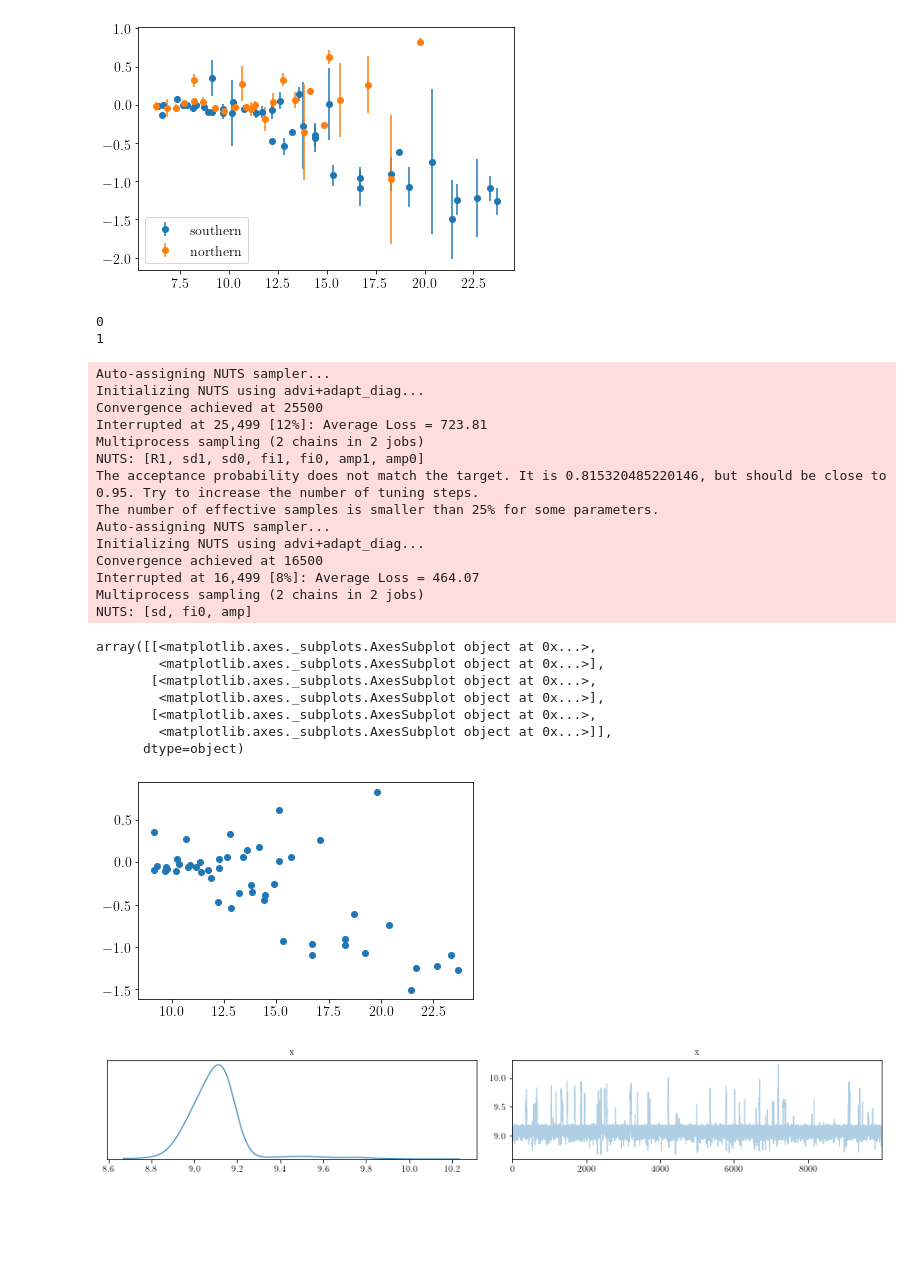
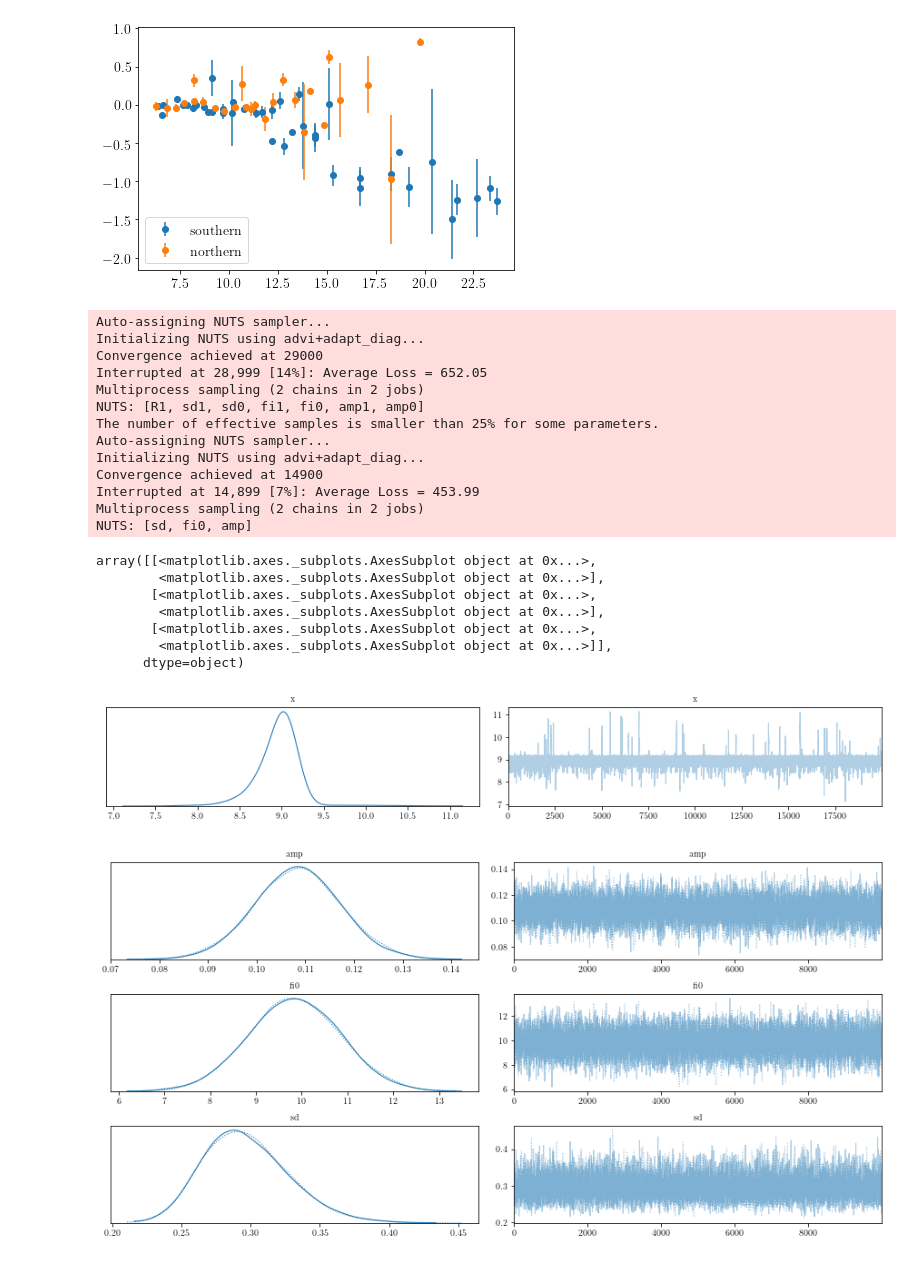
Before and after one commit to rizman18/MCMC-with-pymc3, a Jupyter notebook: Analysis of Galactic Warp with Cepheid.ipynb, the cells around one changed output. Saved outputs shown, nothing was run; the diff lists cells and outputs as text; code cells hidden in the pictures; blank space fills up the shorter version.

```diff
--- a/Analysis of Galactic Warp with Cepheid.ipynb
+++ b/Analysis of Galactic Warp with Cepheid.ipynb
@@ -53,2 +35,2 @@ tan = lambda x: np.tan(np.deg2rad(x))
 # %%
-df = pd.read_csv('cepheid_salma.csv')
+df = pd.read_csv('cepheid.csv')
@@ -181,9 +133,6 @@ plt.tight_layout()
  20.  20.5 21.  21.5 22.  22.5 23.  23.5 24.  24.5 25. ] [  0  30  60  90 120 150 180 210 240 270 300 330 360]
 [figure]
 # %%
-#df2 = pd.read_csv('../get_mean_median/data_mean_RGB_00_60_3f.csv')
-#df = pd.concat([df1, df2])
-
 N = df1['r'].count()
 rmaks = df1['r'].max()
 rmin = df1['r'].min()
@@ -195,89 +144,75 @@ z = df1['z'].to_numpy()
 def logistic(L, x0, k=N, t=np.linspace(rmin, rmaks, N)):
     return L / (1 + tt.exp(-k * (t - x0)))
 
-draw = 5000
+draw = 10_000
 rantai = 2
-seed = 5
-
-switch_bawah = 9.
-switch_atas = 13.
-
-for i in range(2):
-    print (i)
+seed = 6
 
 with pm.Model() as m0:
     betas1 = pm.Normal('amp0', 0., 1.)
     betas2 = pm.Normal('amp1', 0., 1.)
 
-    gammas1 = pm.Normal('fi0', 17., 2.)
-    gammas2 = pm.Normal('fi1', 17., 2.)
-
-    #b = pm.Uniform('b', 0., 0.1, shape = 2)
+    gammas1 = pm.Normal('fi0', 15., 5.)
+    gammas2 = pm.Normal('fi1', 15., 5.)
 
     sd1 = pm.HalfNormal('sd0', .5)
     sd2 = pm.HalfNormal('sd1', .5)
 
-    switchpoints = pm.Normal('R1', 9.3, .2)
+    switchpoints = pm.Normal('R1', 8.5, .5)
 
     amp = betas1 + logistic(betas2, switchpoints)
     fi0 = gammas1 + logistic(gammas2, switchpoints)
     dev = sd1 + logistic(sd2, switchpoints)
-    #be = b[0] + logistic(b[1], switchpoints)
 
     er_r1 = np.linspace(rmin, rmaks, N)
-    warp = amp * er_r1 * np.sin(np.deg2rad(fi -fi0)) #+ be
+    warp = amp * er_r1 * np.sin(np.deg2rad(fi -fi0))
 
     observed = pm.Normal('Z model', mu=warp, sd=dev, observed=z)
     trace0 = pm.sample(draw, tune=draw, chains=rantai, random_seed=seed, init='advi+adapt_diag', nuts_kwargs={'target_accept':0.95})
 
 
 r1 = np.median(trace0['R1'])
 fi00 = np.median(trace0['fi1'])
 
 df2 = df1[df1['r'] > r1]
-
-plt.scatter(df2['r'], df2['z'])
 
 rr = df2['r'].to_numpy()
 zz = df2['z'].to_numpy()
 ff = df2['fi'].to_numpy()
 
 with pm.Model() as m:
     amp = pm.Normal('amp', .1, 1.)
     fi0 = pm.Normal('fi0', fi00, 1.)
     dev = pm.HalfNormal('sd', .5)
 
     er_r1 = rr - r1
     warp = amp * er_r1 * np.sin(np.deg2rad(ff -fi0))
 
     observed = pm.Normal('Z model', mu=warp, sd=dev, observed=zz)
     trace = pm.sample(draw, tune=draw, chains=rantai, init='advi+adapt_diag', random_seed=seed, nuts_kwargs={'target_accept':0.95})
 
 pm.traceplot(trace0['R1'])
 pm.traceplot(trace)
 # %% [output]
-0
-1
+Auto-assigning NUTS sampler...
+Initializing NUTS using advi+adapt_diag...
+Convergence achieved at 29000
+Interrupted at 28,999 [14%]: Average Loss = 652.05
+Multiprocess sampling (2 chains in 2 jobs)
+NUTS: [R1, sd1, sd0, fi1, fi0, amp1, amp0]
+The number of effective samples is smaller than 25% for some parameters.
+Auto-assigning NUTS sampler...
+Initializing NUTS using advi+adapt_diag...
+Convergence achieved at 14900
+Interrupted at 14,899 [7%]: Average Loss = 453.99
+Multiprocess sampling (2 chains in 2 jobs)
+NUTS: [sd, fi0, amp]
-Auto-assigning NUTS sampler...
-Initializing NUTS using advi+adapt_diag...
-Convergence achieved at 25500
-Interrupted at 25,499 [12%]: Average Loss = 723.81
-Multiprocess sampling (2 chains in 2 jobs)
-NUTS: [R1, sd1, sd0, fi1, fi0, amp1, amp0]
-The acceptance probability does not match the target. It is 0.815320485220146, but should be close to 0.95. Try to increase the number of tuning steps.
-The number of effective samples is smaller than 25% for some parameters.
-Auto-assigning NUTS sampler...
-Initializing NUTS using advi+adapt_diag...
-Convergence achieved at 16500
-Interrupted at 16,499 [8%]: Average Loss = 464.07
-Multiprocess sampling (2 chains in 2 jobs)
-NUTS: [sd, fi0, amp]
+array([[<matplotlib.axes._subplots.AxesSubplot object at 0x...>,
+        <matplotlib.axes._subplots.AxesSubplot object at 0x...>],
+       [<matplotlib.axes._subplots.AxesSubplot object at 0x...>,
+        <matplotlib.axes._subplots.AxesSubplot object at 0x...>],
+       [<matplotlib.axes._subplots.AxesSubplot object at 0x...>,
+        <matplotlib.axes._subplots.AxesSubplot object at 0x...>]],
+      dtype=object)
-array([[<matplotlib.axes._subplots.AxesSubplot object at 0x...>,
-        <matplotlib.axes._subplots.AxesSubplot object at 0x...>],
-       [<matplotlib.axes._subplots.AxesSubplot object at 0x...>,
-        <matplotlib.axes._subplots.AxesSubplot object at 0x...>],
-       [<matplotlib.axes._subplots.AxesSubplot object at 0x...>,
-        <matplotlib.axes._subplots.AxesSubplot object at 0x...>]],
-      dtype=object)
-[figure, old version]
+[figure, new version]
-[figure, old version]
+[figure, new version]
```
Also changed, not shown: parts of 20 cells of this notebook.
